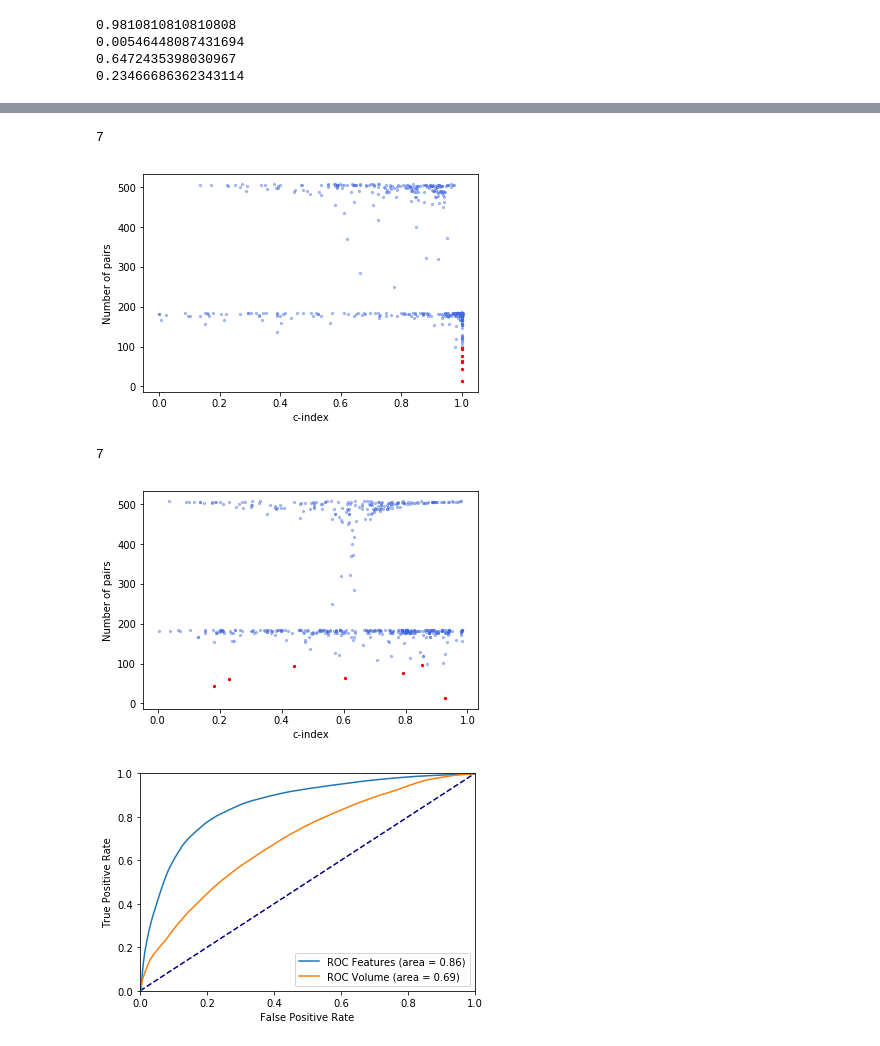
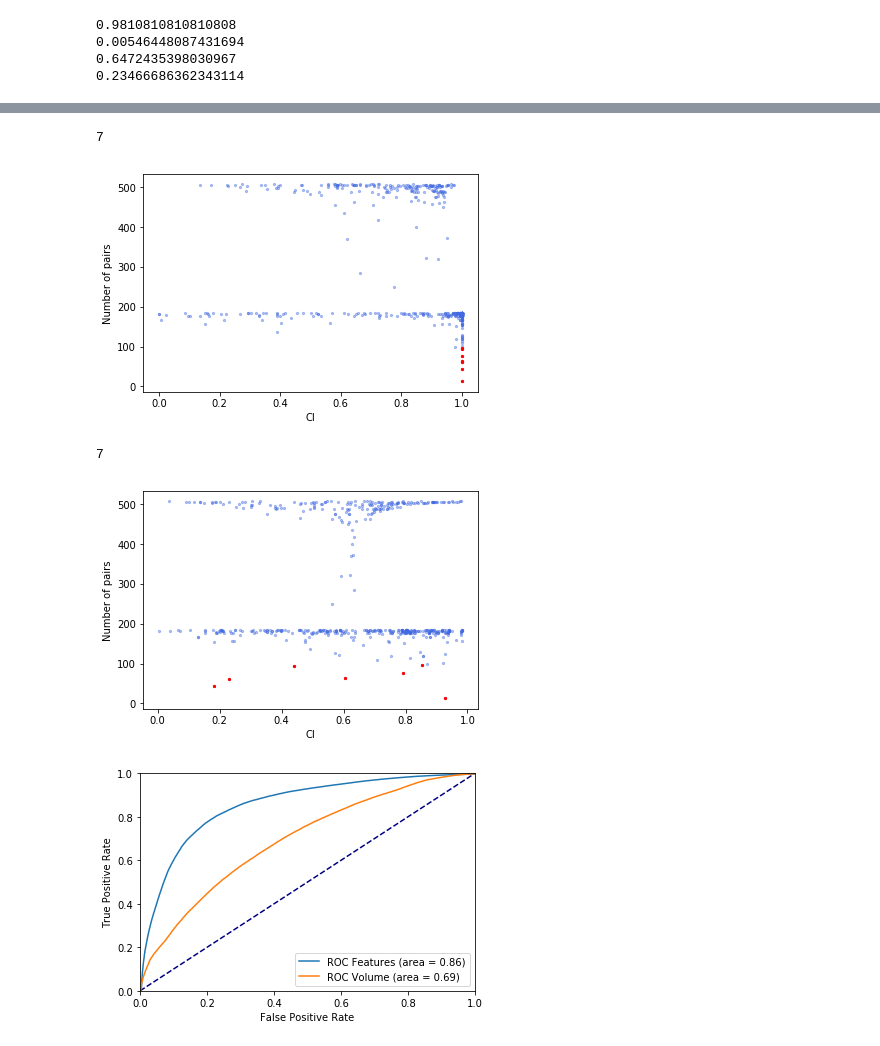
Before and after one commit to bhklab/DeepCINET, a Jupyter notebook: Jupyter/final_mixed_plots.ipynb, the cells around one changed output, grey strips where cells are left out. Drawn from its saved outputs; the diff is of its cells as text; code cells hidden in the pictures.

```diff
--- a/Jupyter/final_mixed_plots.ipynb
+++ b/Jupyter/final_mixed_plots.ipynb
@@ -203,27 +286,27 @@ c-index no cens 0.6240468409586056
 # %%
 def scatter_results(cens_results: pd.DataFrame, uncens_results: pd.DataFrame, name):
     plt.scatter(cens_results['c-index'], cens_results['total']/2, label="Censored", color="royalblue", s=5, alpha=.4)
     #plt.scatter(uncens_results['c-index'], uncens_results['total'], label="Non censored", color="orange", s=5, alpha=.4)
 
     less_pairs = cens_results.loc[cens_results['total']/2 < 100]
     print(len(less_pairs))
     plt.scatter(less_pairs['c-index'], less_pairs['total']/2, color='red', s=5)
 
     # plt.legend(loc='lower left')
-    plt.xlabel("c-index")
+    plt.xlabel("CI")
     plt.ylabel("Number of pairs")
 
     plt.savefig(f"Jupyter/outputs/scatter_{name}.png", dpi=300)
     plt.show()
 
 
-scatter_results(*(results['scalar'][0]), 'scalar')
-scatter_results(*(results['volume'][0]), 'volume')
+scatter_results(*(results['scalar']['mixed'][0]), 'scalar')
+scatter_results(*(results['volume']['mixed'][0]), 'volume')
 # %% [output]
 7
-[figure, old version]
+[figure, new version]
 7
-[figure, old version]
+[figure, new version]
 # %%
 
 def roc_plot(models: List[Tuple[str, pd.DataFrame]]):
```
Also changed, not shown: parts of 3 cells of this notebook.
